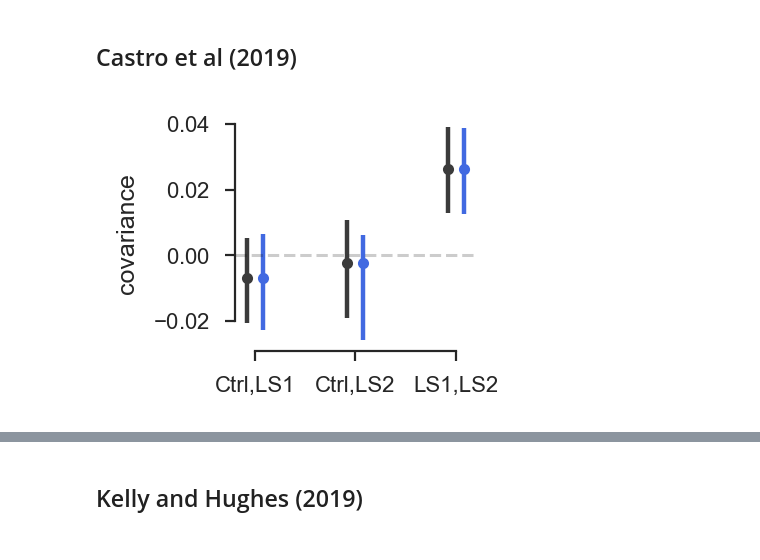
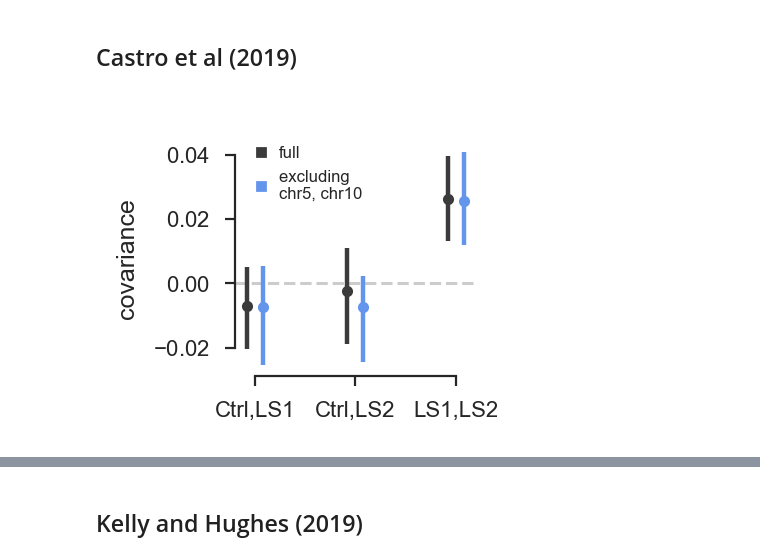
Before and after one commit to vsbuffalo/cvtk, a Jupyter notebook: notebooks/plots/plots.ipynb, the cells around one changed output, grey strips where cells are left out. Drawn from its saved outputs; the diff is of its cells as text; code cells hidden in the pictures.

Commit message:
upated castro figure

```diff
--- a/notebooks/plots/plots.ipynb
+++ b/notebooks/plots/plots.ipynb
@@ -193,7 +195,7 @@ array([[0.        , 0.08542407, 0.12448255, 0.16845072, 0.18751367,
 ## Castro et al (2019)
 # %%
 castro_covs_cis = np.load("../../data/castro_et_al_2019/covs_bootstrap_10e6.npy")
-castro_covs_sands_chr5_10_cis = np.load("../../data/castro_et_al_2019/covs_sans_chr5_and_chr1_bootstrap_10e6.npy")
+castro_covs_sands_chr5_10_cis = np.load("../../data/castro_et_al_2019/covs_sans_chr5_and_chr10_bootstrap_10e6.npy")
 # %%
 plt.style.use('buffalo.mplstyle')
 plt.rc('text', usetex=False)
@@ -202,40 +204,46 @@ plt.rc('text', usetex=False)
 mean = castro_covs_cis[1]
 mean_subset = castro_covs_sands_chr5_10_cis[1]
 mpl.rcParams['figure.figsize'] = (ONECOL/2.2, ONECOL/2.2)
 #plt.figure(figsize=(5, 5))
 lower, upper = castro_covs_cis[0]-mean, mean-castro_covs_cis[2]
 lower_subset, upper_subset = castro_covs_sands_chr5_10_cis[0]-mean_subset, mean_subset-castro_covs_sands_chr5_10_cis[2]
 
 #comps = [('cov($\Delta p_\mathrm{Ctrl}, \Delta p_\mathrm{LS1}$)', 0, 1), ('cov($\Delta p_\mathrm{Ctrl}, \Delta p_\mathrm{LS2}$)', 0, 2), ('cov($\Delta p_\mathrm{LS1}, \Delta p_\mathrm{LS2}$)', 1, 2)]
 comps = [('Ctrl,LS1', 0, 1),
          ('Ctrl,LS2', 0, 2),
          ('LS1,LS2', 1, 2)]
 # select out the right elements of covariance matrix for each comparision
 means = [mean[r, c] for _, r, c in comps]
 means_subset = [mean_subset[r, c] for _, r, c in comps]
 bounds = np.stack([(lower[r, c], upper[r, c]) for _, r, c in comps]).T
 bounds_subset = np.stack([(lower_subset[r, c], upper_subset[r, c]) for _, r, c in comps]).T
 labels = [l for l, _, _ in comps]
 
-ax = plt.subplot()
-ax.errorbar(np.arange(3)-0.08, means, yerr=bounds, capsize=0, fmt='o', linewidth=2,
-            elinewidth=1.6, markersize=3, c='0.23')
-ax.errorbar(np.arange(3)+0.08, means_subset, yerr=bounds_subset, capsize=0, fmt='o',
-            linewidth=2, elinewidth=1.6, markersize=3, c='royalblue')
-ax.axhline(y=0, c='k', alpha=0.2, linestyle='--')
+fig, ax = plt.subplots()
+ax.axhline(y=0, c='k', alpha=0.2, linestyle='--', zorder=-1)
+h1 = ax.errorbar(np.arange(3)-0.08, means, yerr=bounds, capsize=0, fmt='o', linewidth=2,
+                 elinewidth=1.6, markersize=3, c='0.23', label='full')
+h2 = ax.errorbar(np.arange(3)+0.08, means_subset, yerr=bounds_subset, capsize=0, fmt='o', alpha=1,
+                linewidth=2, elinewidth=1.6, markersize=3, c='cornflowerblue', label='subset')
 ax.set_xticks(np.arange(3))
 ax.set_xticklabels(labels)
+
+gray_square = mlines.Line2D([], [], color='0.23', marker='s', linestyle='None',
+                            markersize=3, label='full')
+blue_square = mlines.Line2D([], [], color='cornflowerblue', marker='s', linestyle='None',
+                            markersize=3, label='excluding \nchr5, chr10')
 
 ax.spines['left'].set_bounds(-0.02, 0.04)
 ax.spines['bottom'].set_bounds(0, 2)
 #ax.tick_params(axis='both', which='major', labelsize=10)
 plt.ylabel('covariance', fontsize=9) #, fontsize=13)
 ax.set_xlim(-0.2, 2.2)
 #plt.xlabel('comparison')
 #ax.set_xticklabels(labels, rotation = 45, ha="right")
+plt.legend(handles=[gray_square, blue_square], loc=(-0.1, 0.6), prop={'size':6}, ncol=1, handletextpad=0.1)
 plt.savefig('castro_rep_cis.pdf', bbox_inches="tight")
 # %% [output]
-[figure, old version]
+[figure, new version]
 # %%
 castro_covs_cis
 # %% [output]
```
Also changed, not shown: parts of 3 cells of this notebook, 7 other files.
